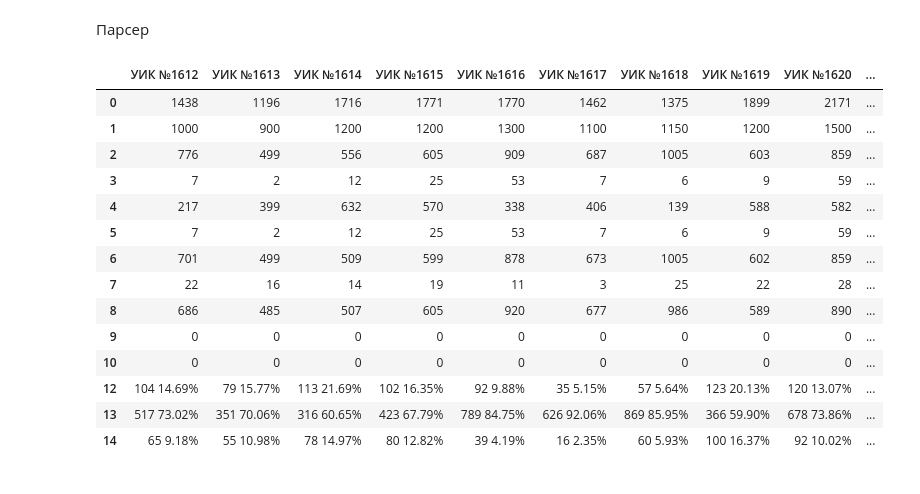
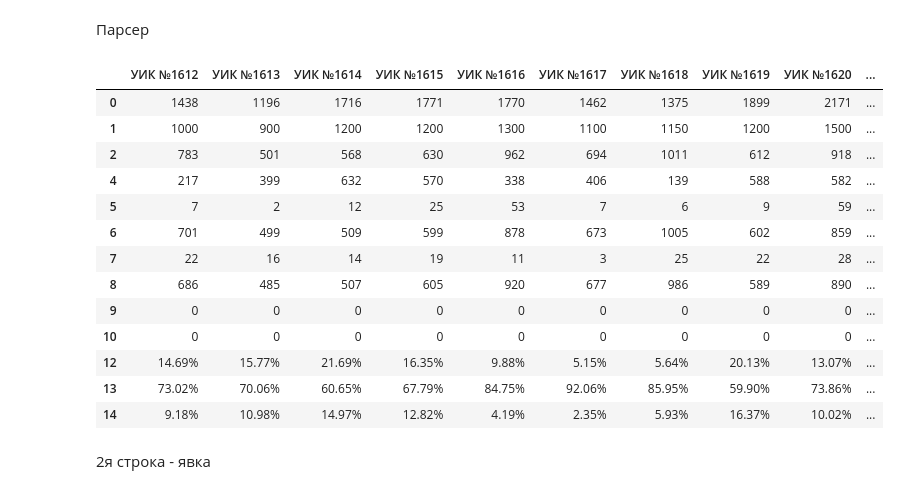
Before and after one commit to tubleronchik/SPO, a Jupyter notebook: System_OS.ipynb, the cells around one changed output. Cells and saved outputs as stored; diff of their text form; code cells hidden in the pictures.

```diff
--- a/System_OS.ipynb
+++ b/System_OS.ipynb
@@ -7,16 +9,22 @@ import requests
 # %%
 url = "http://www.st-petersburg.vybory.izbirkom.ru/region/region/st-petersburg?action=show&tvd=27820001217417&vrn=27820001217413&region=78&global=&sub_region=78&prver=0&pronetvd=null&vibid=27820001217436&type=222"
 response = requests.get(url)
 page = BeautifulSoup(response.content, "lxml")
 UIK = pd.read_html(url, encoding='cp1251', header = 0)[7]
 UIK.drop([11], inplace = True)
+for i in range(UIK.shape[1]): #от 0 до размерности массива (берем столбцы)
+  UIK.iloc[2,i] = int(UIK.iloc[2,i]) + int(UIK.iloc[3,i])
+  for j in range(3):
+    UIK.iloc[(11+j), i] = (UIK.iloc[(11+j), i]).split()[1]
+UIK.drop([3], inplace = True)
+
+
 UIK
 # %% [output]
 |  | УИК №1612 | УИК №1613 | УИК №1614 | УИК №1615 | УИК №1616 | УИК №1617 | УИК №1618 | УИК №1619 | УИК №1620 | ... |
 | 0 | 1438 | 1196 | 1716 | 1771 | 1770 | 1462 | 1375 | 1899 | 2171 | ... |
 | 1 | 1000 | 900 | 1200 | 1200 | 1300 | 1100 | 1150 | 1200 | 1500 | ... |
-| 2 | 776 | 499 | 556 | 605 | 909 | 687 | 1005 | 603 | 859 | ... |
-| 3 | 7 | 2 | 12 | 25 | 53 | 7 | 6 | 9 | 59 | ... |
+| 2 | 783 | 501 | 568 | 630 | 962 | 694 | 1011 | 612 | 918 | ... |
 | 4 | 217 | 399 | 632 | 570 | 338 | 406 | 139 | 588 | 582 | ... |
 | 5 | 7 | 2 | 12 | 25 | 53 | 7 | 6 | 9 | 59 | ... |
 | 6 | 701 | 499 | 509 | 599 | 878 | 673 | 1005 | 602 | 859 | ... |
@@ -24,9 +32,11 @@ UIK
 | 8 | 686 | 485 | 507 | 605 | 920 | 677 | 986 | 589 | 890 | ... |
 | 9 | 0 | 0 | 0 | 0 | 0 | 0 | 0 | 0 | 0 | ... |
 | 10 | 0 | 0 | 0 | 0 | 0 | 0 | 0 | 0 | 0 | ... |
-| 12 | 104 14.69% | 79 15.77% | 113 21.69% | 102 16.35% | 92 9.88% | 35 5.15% | 57 5.64% | 123 20.13% | 120 13.07% | ... |
-| 13 | 517 73.02% | 351 70.06% | 316 60.65% | 423 67.79% | 789 84.75% | 626 92.06% | 869 85.95% | 366 59.90% | 678 73.86% | ... |
-| 14 | 65 9.18% | 55 10.98% | 78 14.97% | 80 12.82% | 39 4.19% | 16 2.35% | 60 5.93% | 100 16.37% | 92 10.02% | ... |
+| 12 | 14.69% | 15.77% | 21.69% | 16.35% | 9.88% | 5.15% | 5.64% | 20.13% | 13.07% | ... |
+| 13 | 73.02% | 70.06% | 60.65% | 67.79% | 84.75% | 92.06% | 85.95% | 59.90% | 73.86% | ... |
+| 14 | 9.18% | 10.98% | 14.97% | 12.82% | 4.19% | 2.35% | 5.93% | 16.37% | 10.02% | ... |
+# %% [markdown]
+2я строка - явка
 # %%
 names = pd.read_html(url, encoding='cp1251')[6]
 names.drop([0], axis = 1, inplace = True)
```
Also changed, not shown: parts of 10 cells of this notebook.
